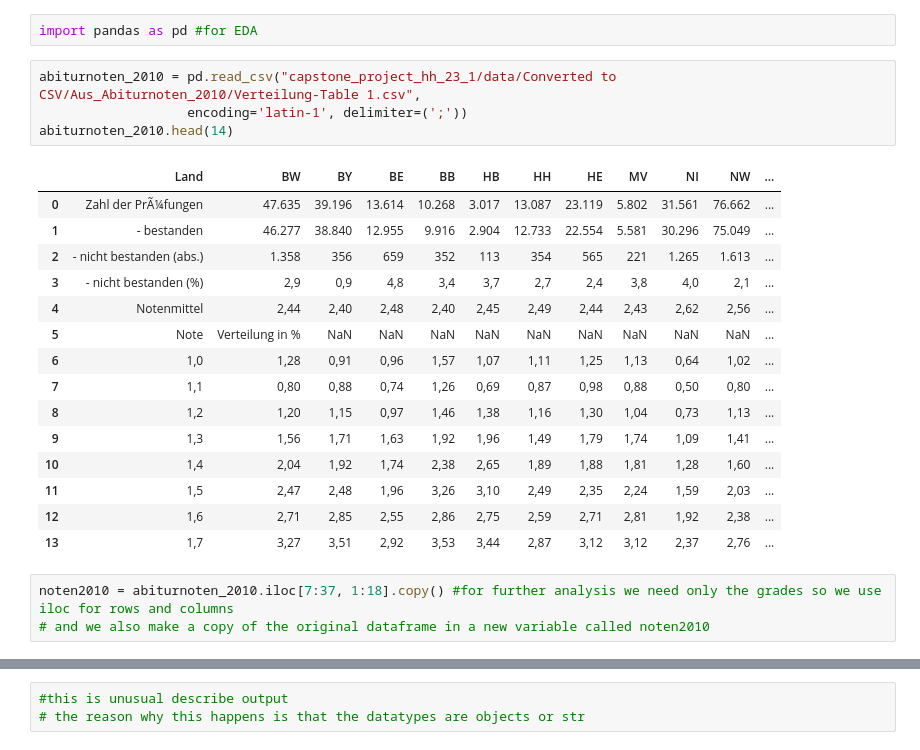
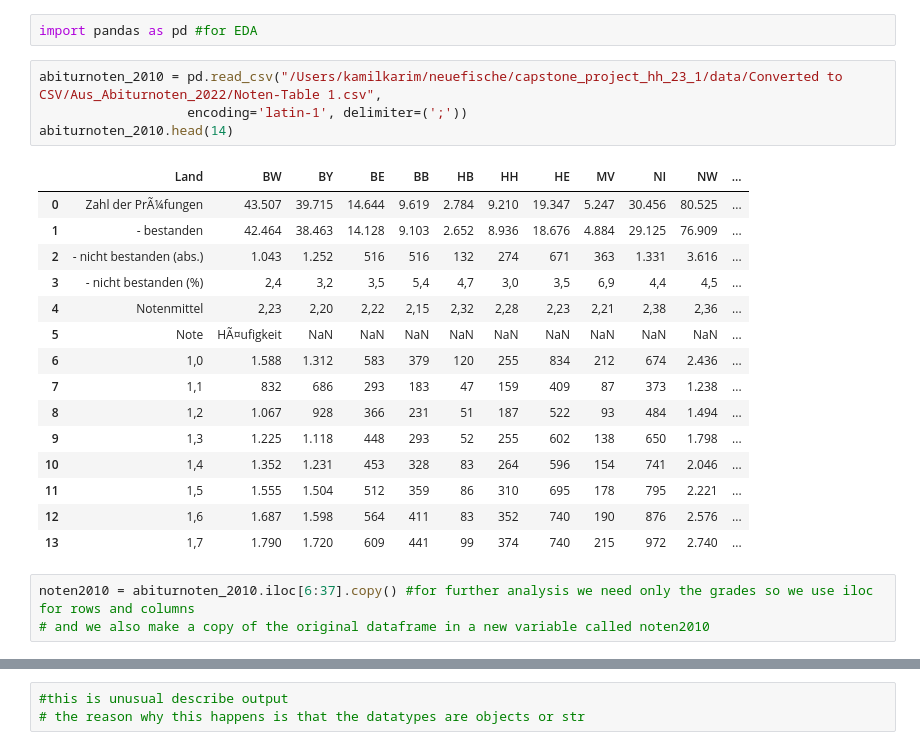
Before and after one commit to Stargazer-ger/capstone_project_hh_23_1, a Jupyter notebook: eda_capstone.ipynb, the cells around one changed output, grey strips where cells are left out. Drawn from its saved outputs; the diff is of its cells as text.

```diff
--- a/eda_capstone.ipynb
+++ b/eda_capstone.ipynb
@@ -1,27 +1,27 @@
 # %%
 import pandas as pd #for EDA
 # %%
-abiturnoten_2010 = pd.read_csv("capstone_project_hh_23_1/data/Converted to CSV/Aus_Abiturnoten_2010/Verteilung-Table 1.csv",
+abiturnoten_2010 = pd.read_csv("/Users/kamilkarim/neuefische/capstone_project_hh_23_1/data/Converted to CSV/Aus_Abiturnoten_2022/Noten-Table 1.csv",
                    encoding='latin-1', delimiter=(';'))
 abiturnoten_2010.head(14)
 # %% [output]
 |  | Land | BW | BY | BE | BB | HB | HH | HE | MV | NI | NW | ... |
-| 0 | Zahl der PrÃ¼fungen | 47.635 | 39.196 | 13.614 | 10.268 | 3.017 | 13.087 | 23.119 | 5.802 | 31.561 | 76.662 | ... |
-| 1 | - bestanden | 46.277 | 38.840 | 12.955 | 9.916 | 2.904 | 12.733 | 22.554 | 5.581 | 30.296 | 75.049 | ... |
-| 2 | - nicht bestanden (abs.) | 1.358 | 356 | 659 | 352 | 113 | 354 | 565 | 221 | 1.265 | 1.613 | ... |
-| 3 | - nicht bestanden (%) | 2,9 | 0,9 | 4,8 | 3,4 | 3,7 | 2,7 | 2,4 | 3,8 | 4,0 | 2,1 | ... |
-| 4 | Notenmittel | 2,44 | 2,40 | 2,48 | 2,40 | 2,45 | 2,49 | 2,44 | 2,43 | 2,62 | 2,56 | ... |
-| 5 | Note | Verteilung in % | NaN | NaN | NaN | NaN | NaN | NaN | NaN | NaN | NaN | ... |
-| 6 | 1,0 | 1,28 | 0,91 | 0,96 | 1,57 | 1,07 | 1,11 | 1,25 | 1,13 | 0,64 | 1,02 | ... |
-| 7 | 1,1 | 0,80 | 0,88 | 0,74 | 1,26 | 0,69 | 0,87 | 0,98 | 0,88 | 0,50 | 0,80 | ... |
-| 8 | 1,2 | 1,20 | 1,15 | 0,97 | 1,46 | 1,38 | 1,16 | 1,30 | 1,04 | 0,73 | 1,13 | ... |
-| 9 | 1,3 | 1,56 | 1,71 | 1,63 | 1,92 | 1,96 | 1,49 | 1,79 | 1,74 | 1,09 | 1,41 | ... |
-| 10 | 1,4 | 2,04 | 1,92 | 1,74 | 2,38 | 2,65 | 1,89 | 1,88 | 1,81 | 1,28 | 1,60 | ... |
-| 11 | 1,5 | 2,47 | 2,48 | 1,96 | 3,26 | 3,10 | 2,49 | 2,35 | 2,24 | 1,59 | 2,03 | ... |
-| 12 | 1,6 | 2,71 | 2,85 | 2,55 | 2,86 | 2,75 | 2,59 | 2,71 | 2,81 | 1,92 | 2,38 | ... |
-| 13 | 1,7 | 3,27 | 3,51 | 2,92 | 3,53 | 3,44 | 2,87 | 3,12 | 3,12 | 2,37 | 2,76 | ... |
+| 0 | Zahl der PrÃ¼fungen | 43.507 | 39.715 | 14.644 | 9.619 | 2.784 | 9.210 | 19.347 | 5.247 | 30.456 | 80.525 | ... |
+| 1 | - bestanden | 42.464 | 38.463 | 14.128 | 9.103 | 2.652 | 8.936 | 18.676 | 4.884 | 29.125 | 76.909 | ... |
+| 2 | - nicht bestanden (abs.) | 1.043 | 1.252 | 516 | 516 | 132 | 274 | 671 | 363 | 1.331 | 3.616 | ... |
+| 3 | - nicht bestanden (%) | 2,4 | 3,2 | 3,5 | 5,4 | 4,7 | 3,0 | 3,5 | 6,9 | 4,4 | 4,5 | ... |
+| 4 | Notenmittel | 2,23 | 2,20 | 2,22 | 2,15 | 2,32 | 2,28 | 2,23 | 2,21 | 2,38 | 2,36 | ... |
+| 5 | Note | HÃ¤ufigkeit | NaN | NaN | NaN | NaN | NaN | NaN | NaN | NaN | NaN | ... |
+| 6 | 1,0 | 1.588 | 1.312 | 583 | 379 | 120 | 255 | 834 | 212 | 674 | 2.436 | ... |
+| 7 | 1,1 | 832 | 686 | 293 | 183 | 47 | 159 | 409 | 87 | 373 | 1.238 | ... |
+| 8 | 1,2 | 1.067 | 928 | 366 | 231 | 51 | 187 | 522 | 93 | 484 | 1.494 | ... |
+| 9 | 1,3 | 1.225 | 1.118 | 448 | 293 | 52 | 255 | 602 | 138 | 650 | 1.798 | ... |
+| 10 | 1,4 | 1.352 | 1.231 | 453 | 328 | 83 | 264 | 596 | 154 | 741 | 2.046 | ... |
+| 11 | 1,5 | 1.555 | 1.504 | 512 | 359 | 86 | 310 | 695 | 178 | 795 | 2.221 | ... |
+| 12 | 1,6 | 1.687 | 1.598 | 564 | 411 | 83 | 352 | 740 | 190 | 876 | 2.576 | ... |
+| 13 | 1,7 | 1.790 | 1.720 | 609 | 441 | 99 | 374 | 740 | 215 | 972 | 2.740 | ... |
 # %%
-noten2010 = abiturnoten_2010.iloc[7:37, 1:18].copy() #for further analysis we need only the grades so we use iloc for rows and columns
+noten2010 = abiturnoten_2010.iloc[6:37].copy() #for further analysis we need only the grades so we use iloc for rows and columns
 # and we also make a copy of the original dataframe in a new variable called noten2010
 # %%
 noten2010.head() #now we only have the needed rows and columns
```
Also changed, not shown: parts of 22 cells of this notebook, 3 other files.
